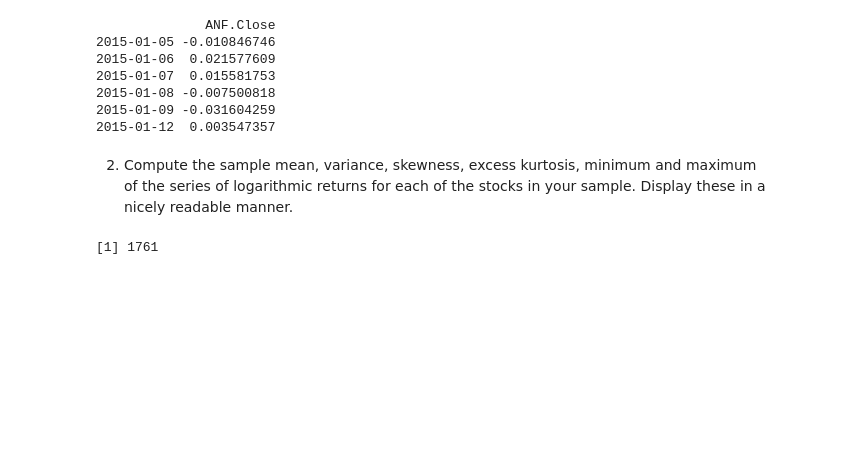
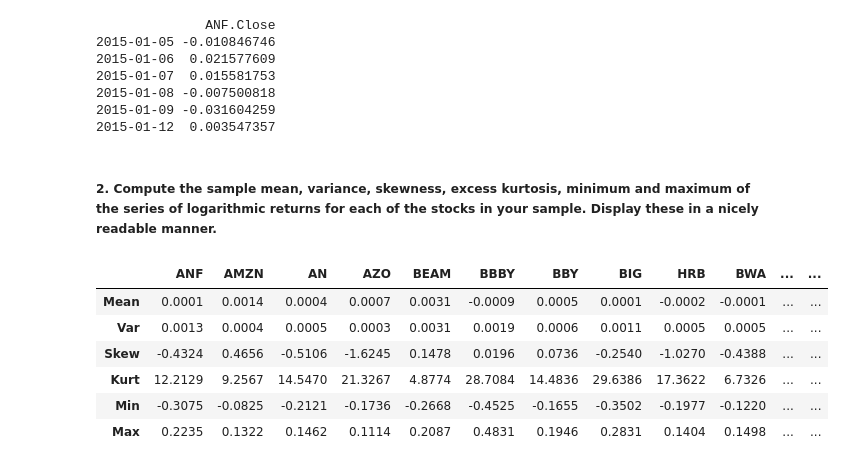
Before and after one commit to 51014941/JEM059-HW-Zhang-and-Qu, a Jupyter notebook: HW1-draft.ipynb, the cells around one changed output. Cells and saved outputs as stored; diff of their text form; code cells hidden in the pictures; blank space fills up the shorter version.

```diff
--- a/HW1-draft.ipynb
+++ b/HW1-draft.ipynb
@@ -185,0 +163,12 @@ class(data)
+# %%
+# save data before filter for closing price
+data2<-data
+
+# only need the closing price
+data <- lapply(names(data), function(y){
+    data[[y]] <- data[[y]][, paste0(y, '.Close')]
+})
+
+# check the date range
+head(data[[1]])
+tail(data[[1]])
@@ -214,14 +239,28 @@ head(rets[[1]])
 2015-01-09 -0.031604259
 2015-01-12  0.003547357
 # %% [markdown]
-2. Compute the sample mean, variance, skewness, excess kurtosis, minimum and maximum of
-the series of logarithmic returns for each of the stocks in your sample. Display these in a
-nicely readable manner.
+##### 2. Compute the sample mean, variance, skewness, excess kurtosis, minimum and maximum of the series of logarithmic returns for each of the stocks in your sample. Display these in a nicely readable manner.
 # %%
-#data need to match timmestamps.So check the dates that are common for all the symbols.
-dates <- index(lrets[[1]])
-date_len <- length(dates)
-date_len
+#Compute the sample mean, variance, skewness, excess kurtosis, minimum and maximum
+stats <- lapply(lrets, function(y){
+    c(mean(y), var(y), skewness(y),kurtosis(y),min(y), max(y))
+})
+
+#round the numbers
+stats <- sapply(stats, function(y){
+    round(y, 4)
+})
+
+#name the row: mean, variance, skewness, excess kurtosis, minimum and maximum
+rownames(stats) <- c('Mean', 'Var', 'Skew', 'Kurt', 'Min', 'Max')
+colnames(stats) <- names(data2)
+stats
 # %% [output]
-[1] 1761
+|  | ANF | AMZN | AN | AZO | BEAM | BBBY | BBY | BIG | HRB | BWA | ... | ... |
+| Mean | 0.0001 | 0.0014 | 0.0004 | 0.0007 | 0.0031 | -0.0009 | 0.0005 | 0.0001 | -0.0002 | -0.0001 | ... | ... |
+| Var | 0.0013 | 0.0004 | 0.0005 | 0.0003 | 0.0031 | 0.0019 | 0.0006 | 0.0011 | 0.0005 | 0.0005 | ... | ... |
+| Skew | -0.4324 | 0.4656 | -0.5106 | -1.6245 | 0.1478 | 0.0196 | 0.0736 | -0.2540 | -1.0270 | -0.4388 | ... | ... |
+| Kurt | 12.2129 | 9.2567 | 14.5470 | 21.3267 | 4.8774 | 28.7084 | 14.4836 | 29.6386 | 17.3622 | 6.7326 | ... | ... |
+| Min | -0.3075 | -0.0825 | -0.2121 | -0.1736 | -0.2668 | -0.4525 | -0.1655 | -0.3502 | -0.1977 | -0.1220 | ... | ... |
+| Max | 0.2235 | 0.1322 | 0.1462 | 0.1114 | 0.2087 | 0.4831 | 0.1946 | 0.2831 | 0.1404 | 0.1498 | ... | ... |
 # %%
```
Also changed, not shown: parts of 40 cells of this notebook.
